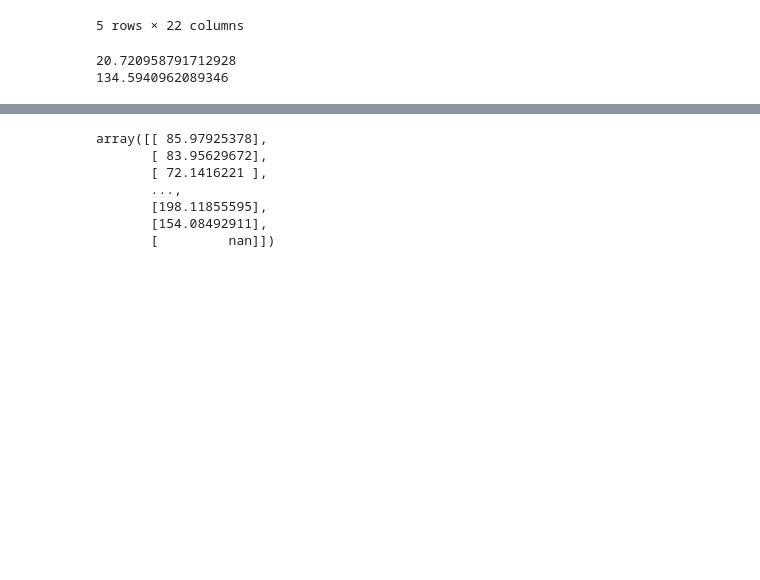
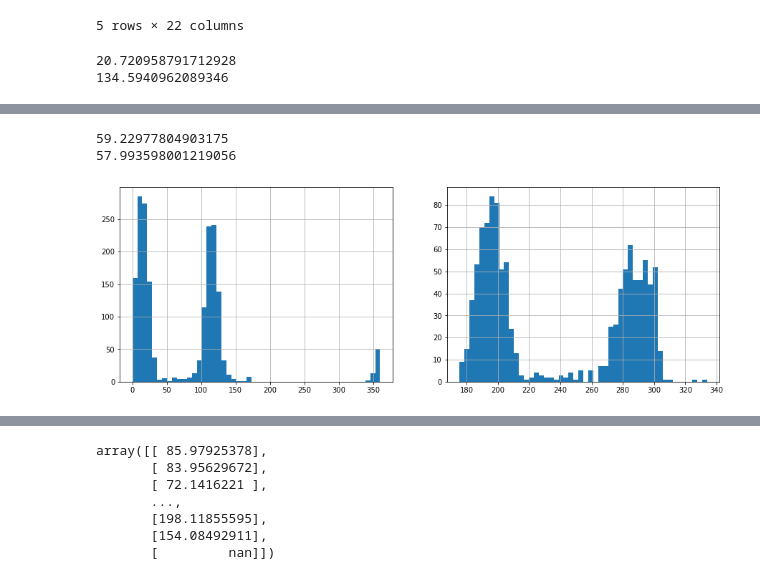
Before and after one commit to cd205/gps_sail_perf, a Jupyter notebook: EDA.ipynb, the cells around one changed output, grey strips where cells are left out. Drawn from its saved outputs; the diff is of its cells as text; code cells hidden in the pictures; blank space fills up the shorter version.

```diff
--- a/EDA.ipynb
+++ b/EDA.ipynb
@@ -272,3 +247,20 @@ SyntaxError: invalid syntax (<ipython-input-12-3b42e2e74b29>, line 4)
+# %%
+'''Find Average Wind direction'''
+fig, axes = plt.subplots(nrows=1, ncols=2, figsize=(15,5))
+
+
+a = df[df['phase']=='upwind']['compass_bearing']
+a.hist(ax=axes[0], bins=50)
+print(np.median(a))
+
+
+b = df[df['phase']=='downwind']['compass_bearing']
+b.hist(ax=axes[1], bins=50)
+print(np.mean(b)-180)
+# %% [output]
+59.22977804903175
+57.993598001219056
+[figure, added]
 # %%
 speed = df['speed'].to_numpy()
 speed_filtered = speed[~np.isnan(speed)]
```
Also changed, not shown: parts of 6 cells of this notebook.
